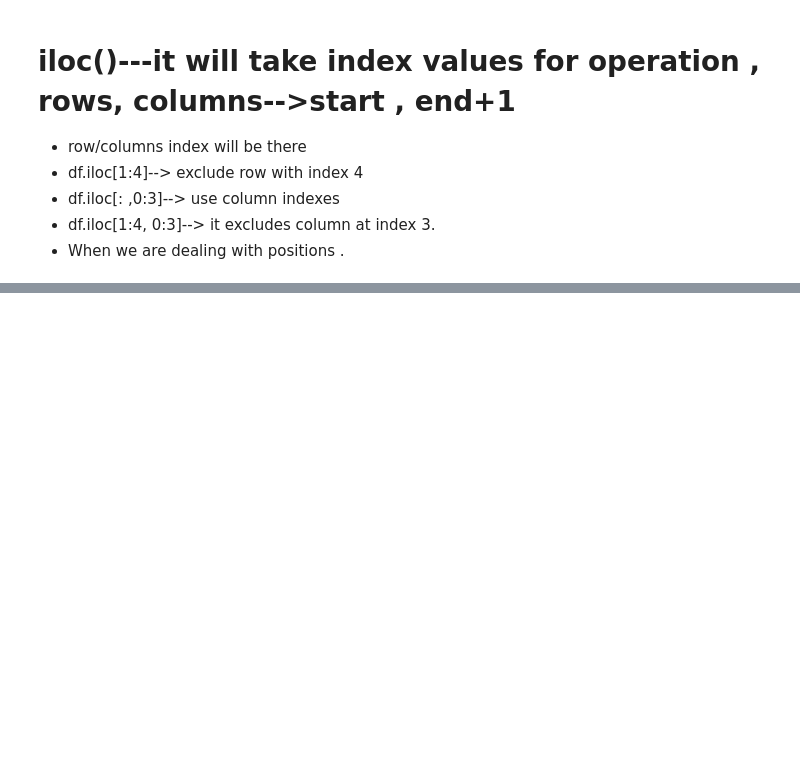
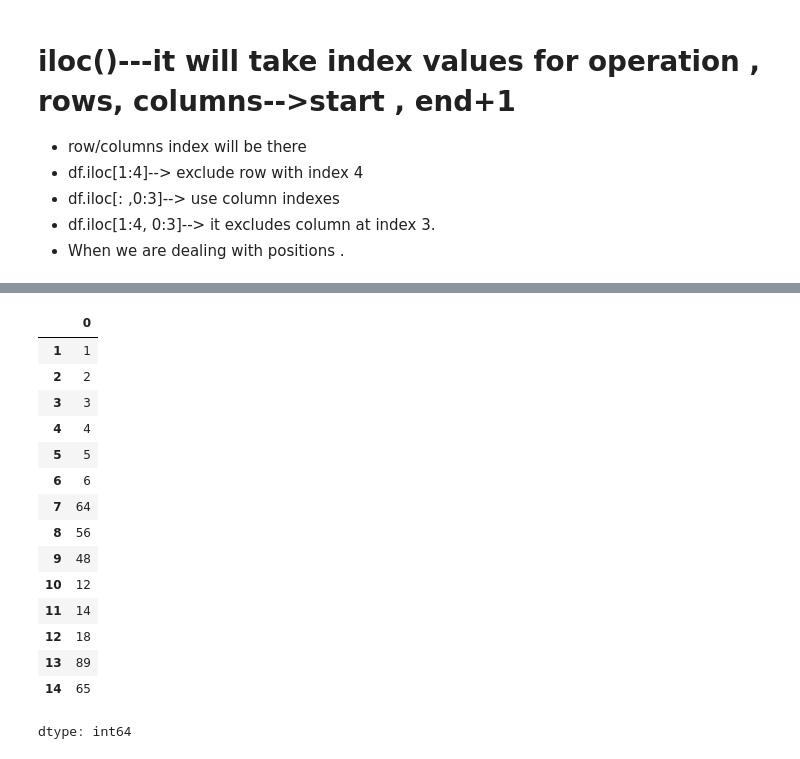
Before and after one commit to ATechievision/DataHubArchana, a Jupyter notebook: Pandas.ipynb, the cells around one changed output, grey strips where cells are left out. Drawn from its saved outputs; the diff is of its cells as text; code cells hidden in the pictures; blank space fills up the shorter version.

```diff
--- a/Pandas.ipynb
+++ b/Pandas.ipynb
@@ -337,0 +420,21 @@ data[(data[ýear]==1980) & (data['cylinder']>4)]
+# %%
+list1=[1,2,3,4,5,6,7,8,9,10]
+tup1=(1,2,3,4,5,6,7,8,9,10)
+set1={1,2,3,4,5,6,7,8,9,10}
+
+
+# Pandas Series by using list
+i=['first','second','third','fourth','fifth','sixth','seventh','eighth','ninth','tenth']
+s1=pd.Series(list1,index=i)
+print(s1)
+s1
+
+#for tuple
+s2=pd.Series(tup1,index=i)
+print(s2)
+s2
+
+#for set
+s3=pd.Series(set1,index=i)
+print(s3)
+s3
@@ -337,0 +478,27 @@ data[(data[ýear]==1980) & (data['cylinder']>4)]
+# %%
+#What if the index is too lengthy then do we have still count
+
+data=[1,2,3,4,5,6,64,56,48,12,14,18,89,65]
+
+list_for_index=[]
+for i in range(1,len(data)+1):
+  list_for_index.append(i)
+ss=pd.Series(data,index=list_for_index)
+ss
+# %% [output]
+|  | 0 |
+| 1 | 1 |
+| 2 | 2 |
+| 3 | 3 |
+| 4 | 4 |
+| 5 | 5 |
+| 6 | 6 |
+| 7 | 64 |
+| 8 | 56 |
+| 9 | 48 |
+| 10 | 12 |
+| 11 | 14 |
+| 12 | 18 |
+| 13 | 89 |
+| 14 | 65 |
+dtype: int64
```
Also changed, not shown: parts of 28 cells of this notebook.
